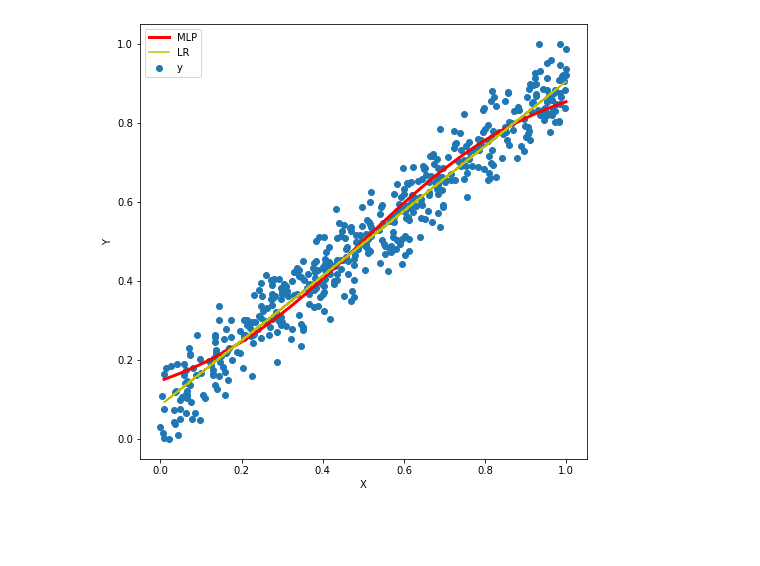
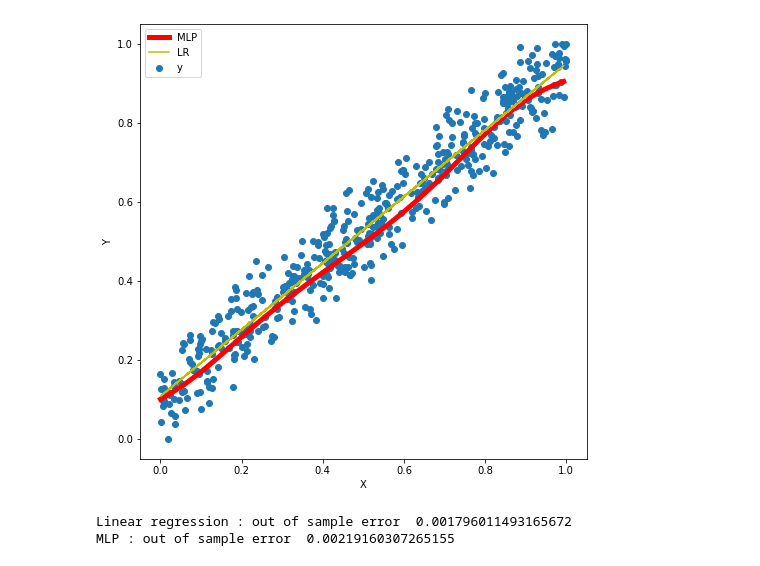
Before and after one commit to prc98/Machine-Learning-Codes, a Jupyter notebook: mlp_estimation.ipynb, the cells around one changed output. Cells and saved outputs as stored; diff of their text form; code cells hidden in the pictures; blank space fills up the shorter version.

```diff
--- a/mlp_estimation.ipynb
+++ b/mlp_estimation.ipynb
@@ -125,6 +128,6 @@ def separate(X,Y):
     return X_train, X_test, y_train, y_test
 # %%
-filename = 'reg.csv'
+filename = 'reg3.csv'
 gen_data(500,filename)
 # %%
 df=pd.read_csv(filename)
@@ -139,7 +142,10 @@ df.head()
 # %%
-df['y1']=(df['y1']-min(df['y1']))/(max(df['y1'])-min(df['y1']))
-df['x1']=(df['x1']-min(df['x1']))/(max(df['x1'])-min(df['x1']))
 
+xmin = min(df['x1']) ; xmax = max(df['x1'])
+ymin = min(df['y1']) ; ymax = max(df['y1'])
+df['x1'] = (df['x1'] - xmin)/(xmax - xmin)
+
+df['y1'] = (df['y1'] - ymin)/(ymax - ymin)
 X = df['x1'].values
 Y = df['y1'].values
 df.head()
@@ -181,26 +187,33 @@ epoch =  491  Error =  0.0019096395451568796
 # %%
-def predict(nn,X_train,y_train,X_test,y_test):
-    total_err = 0
+def predict(nn,X,Y):
+    total_err=0
     y_pred = []
-    for idx,x in enumerate(X_test):
+    for idx,x in enumerate(X):
         nn.forward_prop(x)
-        err= (y_test[idx][0]-nn.a[nn.layers-1][0])**2
+        err= (Y[idx][0]-nn.a[nn.layers-1][0])**2
         y_pred.append(nn.a[nn.layers-1])
         total_err = total_err + (0.5*err)
 
-    total_err=total_err/len(X_test)
-    print("Out of sample error",total_err)
-    return y_pred
+    total_err=total_err/len(X)
+    print("Out of sample error_MLP",total_err)
+    return y_pred,total_err
 # %%
 #Figure showing how the line fits the data
-y_pred=np.array(predict(nn,X_train,y_train,X_test,y_test))
+y_pred,total_err=predict(nn,X_test,y_test)
+y_pred=np.array(y_pred)
+#y_pred =np.array(predict(nn,X_test,y_test))
+plt.figure(figsize=(8,8))
 
-plt.figure(figsize=(8,8))
-plt.scatter(X,Y,label='y')
+
+#df = df.sort_values('x1')
+#y_pred=np.array(predict(nn,df['x1'].values.reshape(-1,1),df['y1'].values.reshape(-1,1)))
+
+plt.scatter(df['x1'],df['y1'],label='y')
 plt.xlabel("X")
 plt.ylabel("Y")
 
 plt.plot(np.unique(X_test[:,0]),np.unique(y_pred[:,0]),linewidth=3,c='r',label='MLP')
+
 plt.legend()
 
 plt.show()
@@ -226,17 +239,22 @@ Linear regression : out of sample error  0.00166130760198333
 # %%
 y_pred=np.array(y_pred)
 y_pred1=np.array(y_pred1)
 
 plt.figure(figsize=(8,8))
 plt.scatter(X,Y,label='y')
-plt.plot(np.unique(X_test[:,0]),np.unique(y_pred[:,0]),linewidth='3',c='r',label='MLP')
+plt.plot(np.unique(X_test[:,0]),np.unique(y_pred[:,0]),linewidth='5',c='r',label='MLP')
 plt.plot(X_test[:,0],y_pred1[:,0],c='y',label='LR')
 plt.xlabel("X")
 plt.ylabel("Y")
 
 plt.legend()
 
 
 plt.show()
+
+print("Linear regression : out of sample error ",t_err)
+print("MLP : out of sample error ",total_err)
 # %% [output]
-[figure, old version]
+[figure, new version]
+Linear regression : out of sample error  0.001796011493165672
+MLP : out of sample error  0.00219160307265155
```
Also changed, not shown: parts of 8 cells of this notebook.
